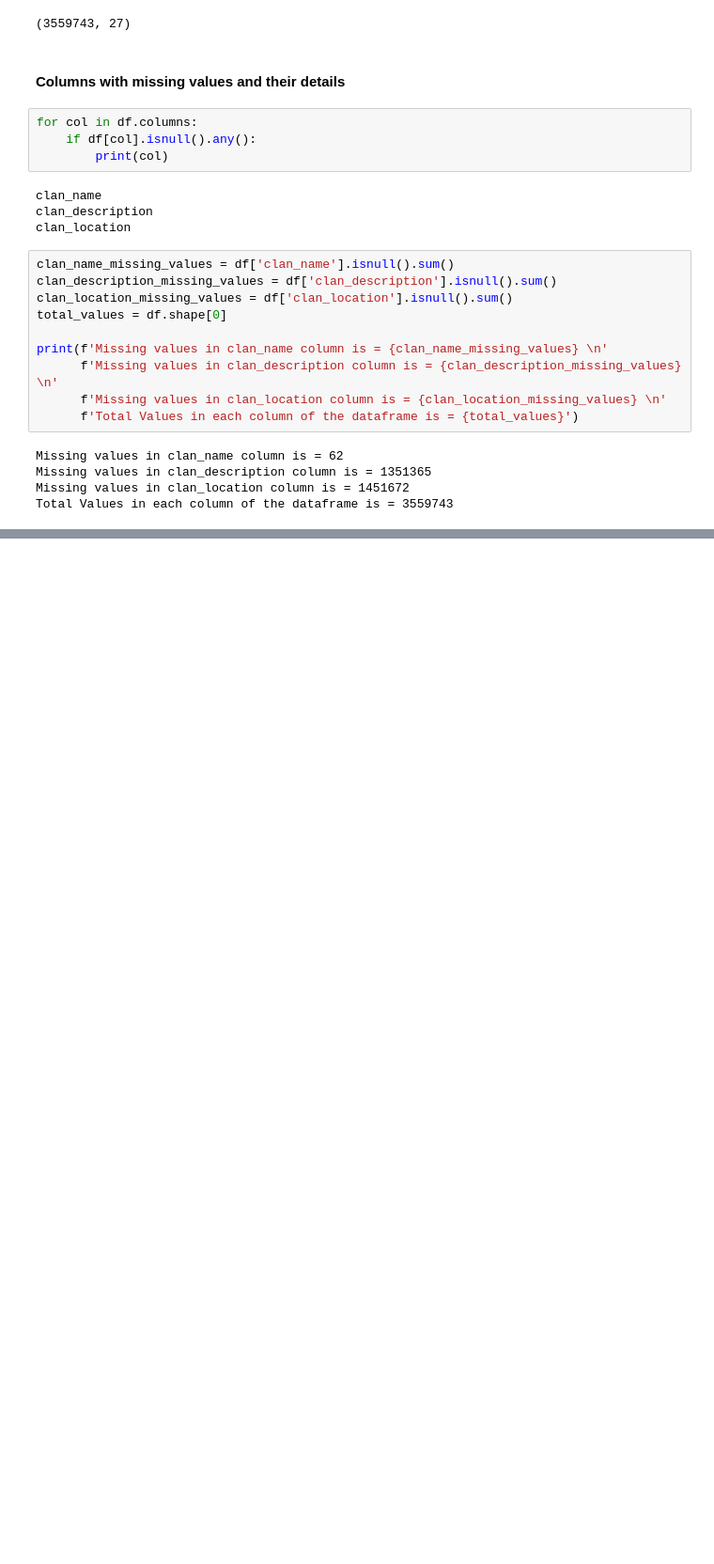
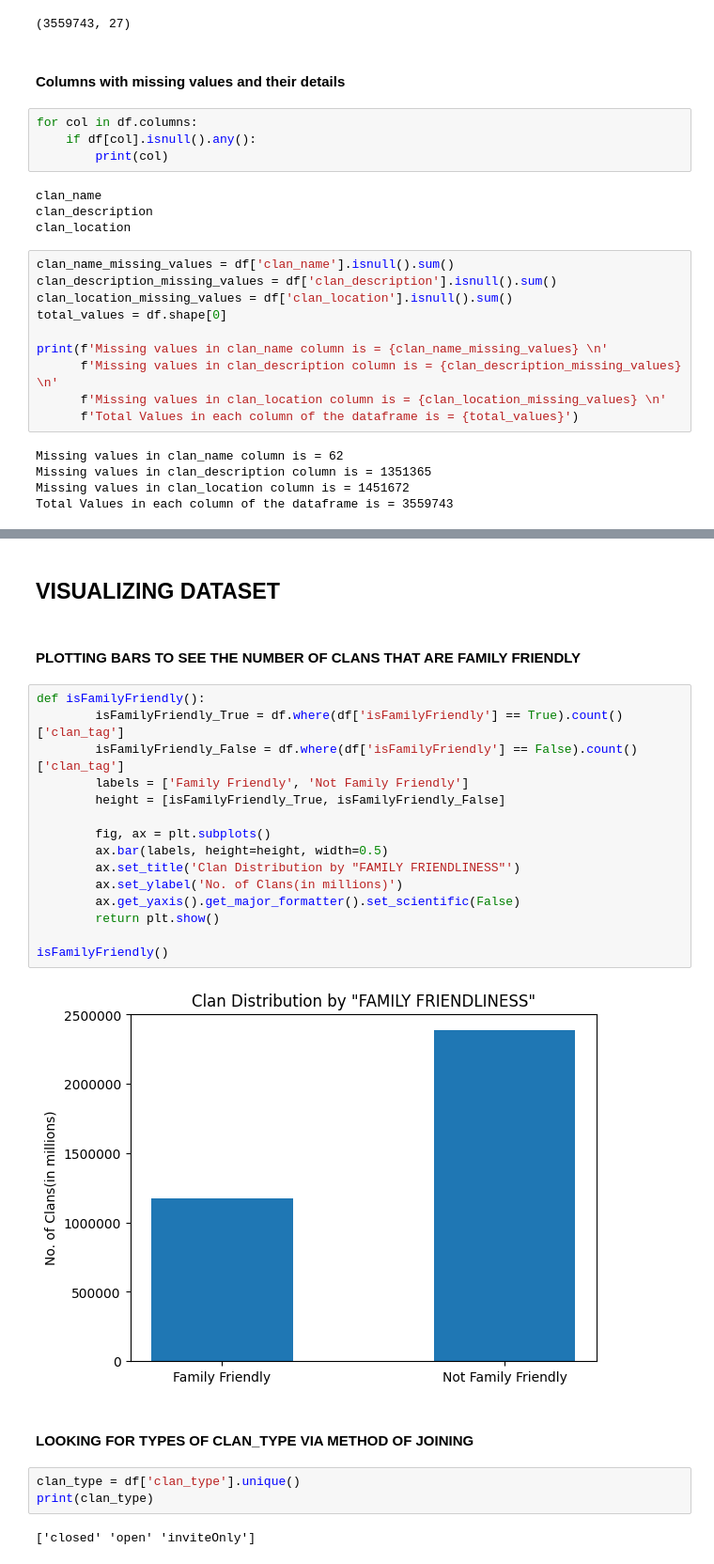
Before and after one commit to aryaharshit/Visualising--Plotting, a Jupyter notebook: main.ipynb, the cells around one changed output, grey strips where cells are left out. Shown: that part at 94% size. Cells and saved outputs as stored; diff of their text form; blank space fills up the shorter version.

Commit message:
METHOD OF JOINING

```diff
--- a/main.ipynb
+++ b/main.ipynb
@@ -100,3 +102,31 @@ missing_values.clan_name_plot()
 [figure]
 [figure]
 [figure]
+# %% [markdown]
+## VISUALIZING DATASET
+# %% [markdown]
+#### PLOTTING BARS TO SEE THE NUMBER OF CLANS THAT ARE FAMILY FRIENDLY
+# %%
+def isFamilyFriendly():
+        isFamilyFriendly_True = df.where(df['isFamilyFriendly'] == True).count()['clan_tag']
+        isFamilyFriendly_False = df.where(df['isFamilyFriendly'] == False).count()['clan_tag']
+        labels = ['Family Friendly', 'Not Family Friendly']
+        height = [isFamilyFriendly_True, isFamilyFriendly_False]
+
+        fig, ax = plt.subplots()
+        ax.bar(labels, height=height, width=0.5)
+        ax.set_title('Clan Distribution by "FAMILY FRIENDLINESS"')
+        ax.set_ylabel('No. of Clans(in millions)')
+        ax.get_yaxis().get_major_formatter().set_scientific(False)
+        return plt.show()
+
+isFamilyFriendly()
+# %% [output]
+[figure, added]
+# %% [markdown]
+#### LOOKING FOR TYPES OF CLAN_TYPE VIA METHOD OF JOINING
+# %%
+clan_type = df['clan_type'].unique()
+print(clan_type)
+# %% [output]
+['closed' 'open' 'inviteOnly']
```
Also changed, not shown: parts of 5 cells of this notebook.
